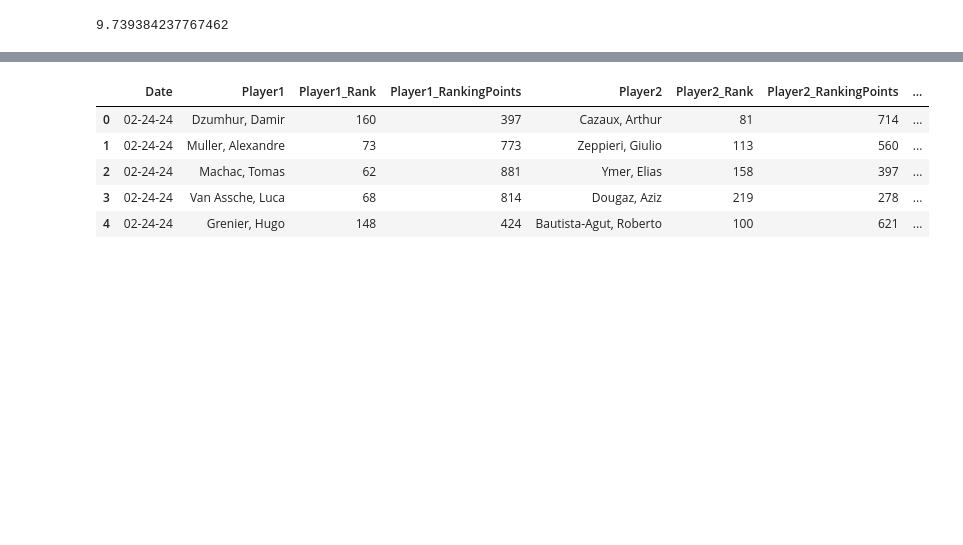
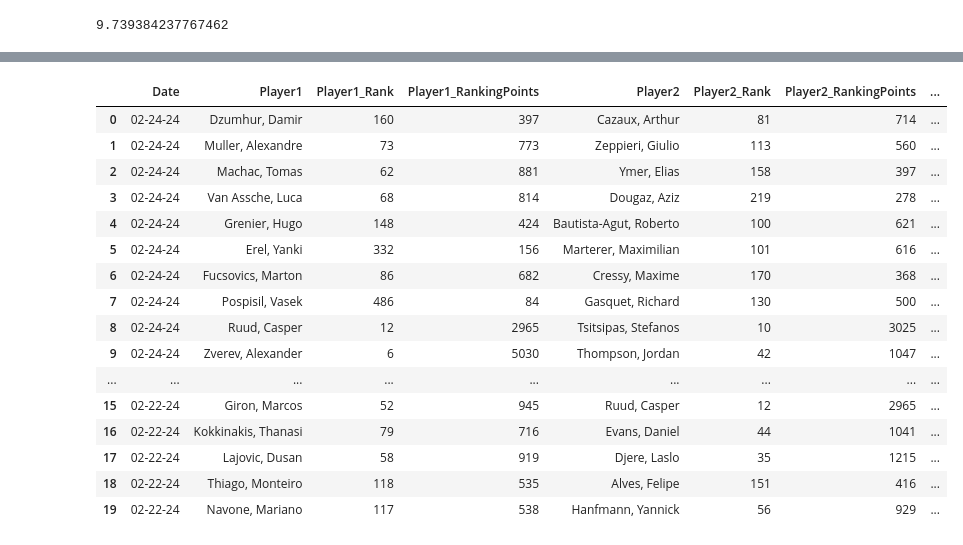
Before and after one commit to AeroEng16/TennisPrediction, a Jupyter notebook: tennisDataExpolation.ipynb, the cells around one changed output, grey strips where cells are left out. Drawn from its saved outputs; the diff is of its cells as text; code cells hidden in the pictures; blank space fills up the shorter version.

```diff
--- a/tennisDataExpolation.ipynb
+++ b/tennisDataExpolation.ipynb
@@ -117,39 +117,9 @@ def Average(lst):
 df_matches["ScoreProgression_Games"] = df_matches["ScoreProgression_Games"].apply(ast.literal_eval)
 df_matches["ScoreProgression_Sets"] = df_matches["ScoreProgression_Sets"].apply(ast.literal_eval)
 df_matches["matchID"] = "Player1Rank_"+df_matches["Player1_Rank"].astype(str)+"_Player2Rank_"+df_matches["Player2_Rank"].astype(str)+"_Date_"+df_matches["Date"]
-
+df_matches["Winner"] = df_matches.apply(lambda x: "Player1" if x["ScoreProgression_Sets"][-1][0]>x["ScoreProgression_Sets"][-1][1] else "Player2",axis=1)
 df_matches["totalGamesPerSet"] = [Average([sum(y[-1]) for y in x]) for x in df_matches["ScoreProgression_Games"]]
 averageGamesPerSet = df_matches["totalGamesPerSet"].mean()
 averageGamesPerSet
 # %% [output]
 9.739384237767462
-# %%
-#Test data for function to apply to df
-
-testVal = [[[0, 1], [0, 2], [0, 3], [1, 3], [1, 4], [2, 4], [2, 5], [3, 5], [3, 6]],
- [[0, 1], [0, 2], [1, 2], [1, 3], [2, 3], [2, 4], [3, 4], [3, 5], [3, 6]]]
-testSets = 	[[0, 1], [0, 2]]
-totalNumberOfSets = 2
-
-
-#Setup function to calculate
-
-numberSets = len(testVal)
-numberGames = [len(x) for x in testVal]
-percentageToVictory = [[[] for x in range(y)] for y in numberGames]
-for setNumber,sets in enumerate(testVal):
-    print(setNumber)
-    if setNumber == 0:
-      player1SetsWon = 0
-      player2SetsWon = 0
-    else:
-      player1SetsWon = testSets[setNumber-1][0]
-      player2SetsWon = testSets[setNumber-1][1]
-    for gameNumber,game in enumerate(sets):
-      player1PercVictory = (game[0] + player1SetsWon*6)/(totalNumberOfSets*6)
-      player2PercVictory = (game[1] + player2SetsWon*6)/(totalNumberOfSets*6)
-      percentageToVictory[setNumber][gameNumber].append(round(player1PercVictory,3))
-      percentageToVictory[setNumber][gameNumber].append(round(player2PercVictory,3))
-
-UPDATE FUNCTION IN NEXT CELL BLOCK WITH ABOVE AND ADD AS COLUMN TO THE UNSPLIT DATA TABLE
-ADD IN METRIC OF PERCENT TO VICTORY VS PERCENT OF MATCH PLAYED BASED ON AVERAGE NUMBER OF SETS
@@ -179,14 +147,25 @@ def gamesToVictory(row):
 
 df_matches["percentageToVictory"] = df_matches.apply(gamesToVictory,axis=1)
 # %%
-df_matches.head()
+df_matches.head(20)
 # %% [output]
 |  | Date | Player1 | Player1_Rank | Player1_RankingPoints | Player2 | Player2_Rank | Player2_RankingPoints | ... |
 | 0 | 02-24-24 | Dzumhur, Damir | 160 | 397 | Cazaux, Arthur | 81 | 714 | ... |
 | 1 | 02-24-24 | Muller, Alexandre | 73 | 773 | Zeppieri, Giulio | 113 | 560 | ... |
 | 2 | 02-24-24 | Machac, Tomas | 62 | 881 | Ymer, Elias | 158 | 397 | ... |
 | 3 | 02-24-24 | Van Assche, Luca | 68 | 814 | Dougaz, Aziz | 219 | 278 | ... |
 | 4 | 02-24-24 | Grenier, Hugo | 148 | 424 | Bautista-Agut, Roberto | 100 | 621 | ... |
+| 5 | 02-24-24 | Erel, Yanki | 332 | 156 | Marterer, Maximilian | 101 | 616 | ... |
+| 6 | 02-24-24 | Fucsovics, Marton | 86 | 682 | Cressy, Maxime | 170 | 368 | ... |
+| 7 | 02-24-24 | Pospisil, Vasek | 486 | 84 | Gasquet, Richard | 130 | 500 | ... |
+| 8 | 02-24-24 | Ruud, Casper | 12 | 2965 | Tsitsipas, Stefanos | 10 | 3025 | ... |
+| 9 | 02-24-24 | Zverev, Alexander | 6 | 5030 | Thompson, Jordan | 42 | 1047 | ... |
+| ... | ... | ... | ... | ... | ... | ... | ... | ... |
+| 15 | 02-22-24 | Giron, Marcos | 52 | 945 | Ruud, Casper | 12 | 2965 | ... |
+| 16 | 02-22-24 | Kokkinakis, Thanasi | 79 | 716 | Evans, Daniel | 44 | 1041 | ... |
+| 17 | 02-22-24 | Lajovic, Dusan | 58 | 919 | Djere, Laslo | 35 | 1215 | ... |
+| 18 | 02-22-24 | Thiago, Monteiro | 118 | 535 | Alves, Felipe | 151 | 416 | ... |
+| 19 | 02-22-24 | Navone, Mariano | 117 | 538 | Hanfmann, Yannick | 56 | 929 | ... |
 # %%
 # Split each match into a game by game entry, calculate "distance" to winning based on current score
 #, average games per set and Best of number of sets at each game end in the match and plot against
```
Also changed, not shown: parts of 1 cell of this notebook.
